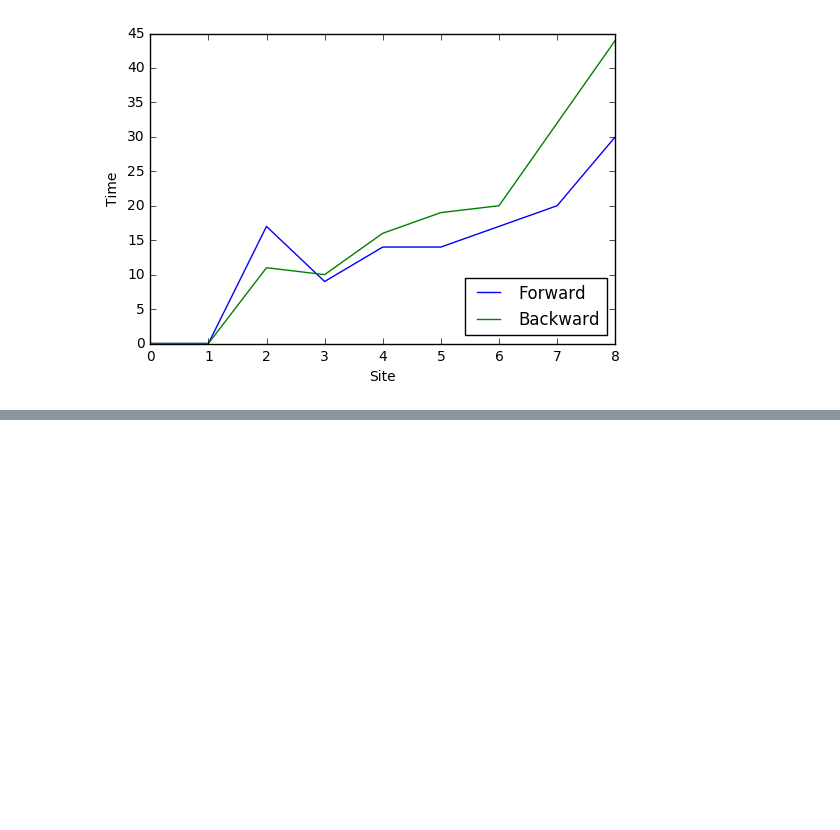
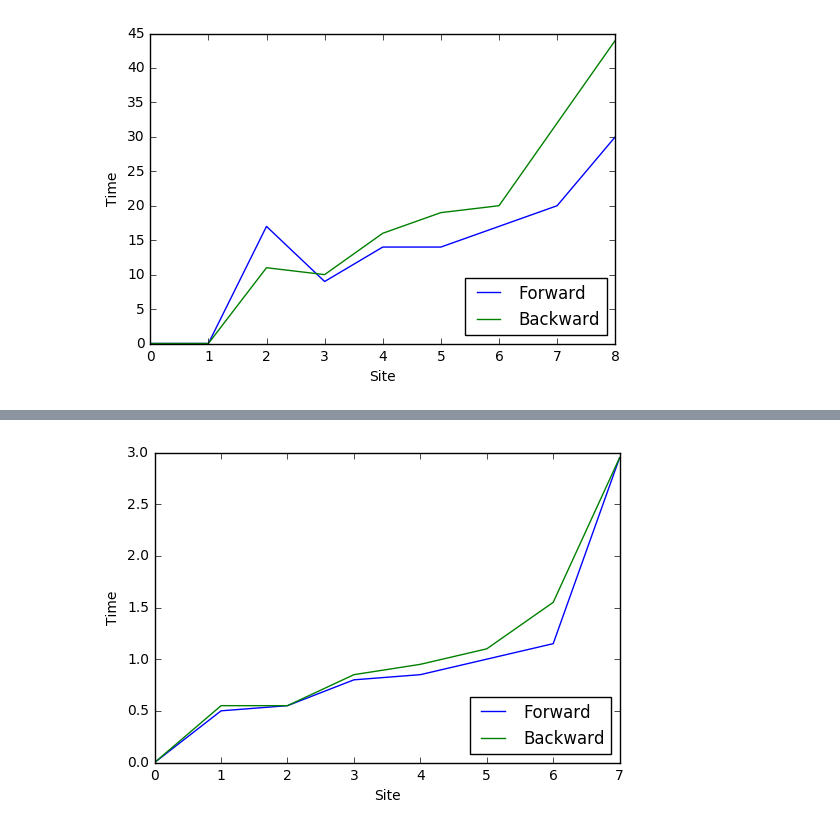
Before and after one commit to cnstahl/Asymmetric, a Jupyter notebook: python/Hamiltonian/Peaks.ipynb, the cells around one changed output, grey strips where cells are left out. Drawn from its saved outputs; the diff is of its cells as text; code cells hidden in the pictures; blank space fills up the shorter version.

```diff
--- a/python/Hamiltonian/Peaks.ipynb
+++ b/python/Hamiltonian/Peaks.ipynb
@@ -255,2 +256,26 @@ prefix = "data/weights_L"+str(L)+"end"+str(end)+"n"+str(n)+"_"+str(int(here))+ \
 fnames = glob.glob(prefix + "*.npy")
+# %%
+trials = len(fnames)
+weights = np.zeros((trials, 2, L-1, end*n))
+peakses = np.zeros((trials, 2, L-1))
+
+
+for idx, fname in enumerate(fnames):
+    _, _, weightfore, weightback = np.load(fname)
+
+    for i in range(L-1):
+        data = (weightfore[i]+weightfore[i+1])/2
+        for jdx, val in enumerate(data):
+            if (val > data[jdx+1]): peakses[idx,0,i] = jdx; break
+            if (jdx == 58): peakses[idx,0,i] = 59; break
+        weights[idx,0,i] = data
+
+    for i in range(L-1):
+        data = (weightback[i]+weightback[i+1])/2
+        for jdx, val in enumerate(data):
+            if (val > data[jdx+1]):
+                peakses[idx,1,i] = jdx
+                break
+            if (jdx == 58): peakses[idx,1,i] = 59; break
+        weights[idx,1,i] = data
 # %%
@@ -312,0 +330,11 @@ for fname in fnames:
+# %%
+plt.plot(range(L-1),peaks[0]/n, label="Forward")
+plt.plot(range(L-1),peaks[1][::-1]/n, label="Backward")
+plt.ylabel('Time')
+plt.xlabel('Site')
+plt.legend(loc=4)
+plt.title("Average Weights First")
+# plt.savefig('figures/plusPeakssDisorder')
+plt.show()
+# %% [output]
+[figure, added]
```
Also changed, not shown: parts of 27 cells of this notebook, 38 other files.
